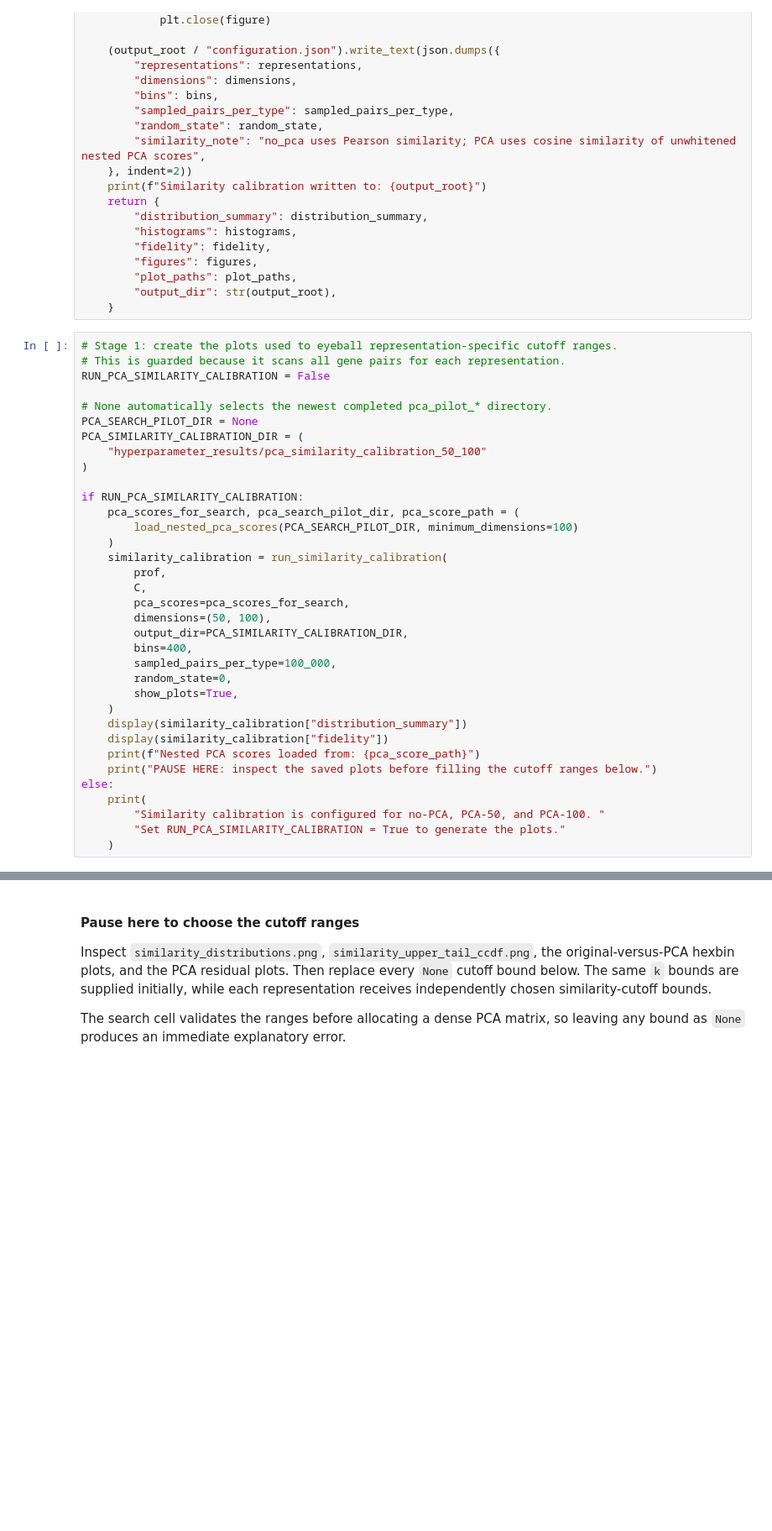
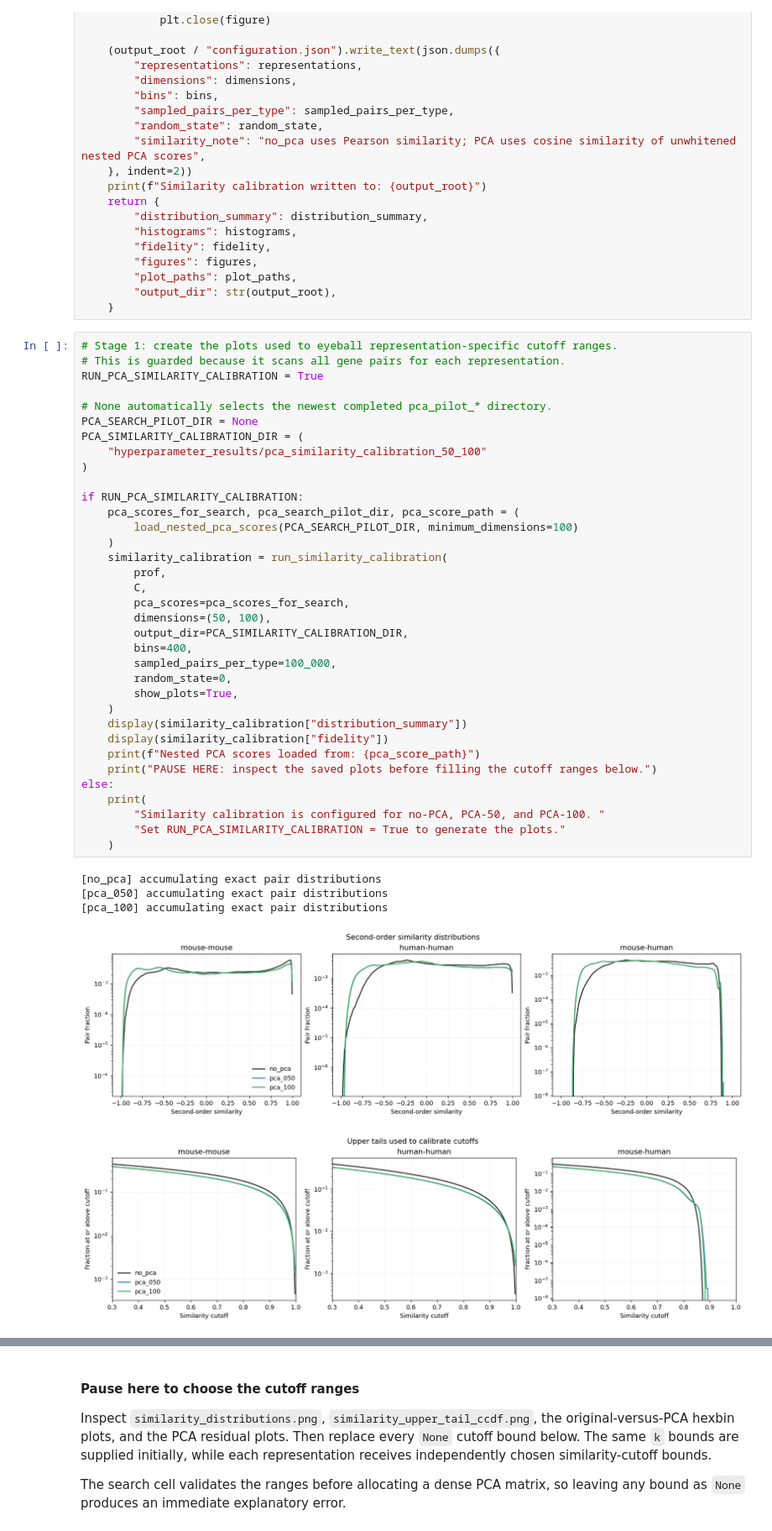
Before and after one commit to RK2006/Cross-Species-Spatial-Transcriptomics-Analysis-Using-Smoothie, a Jupyter notebook: Cross Species Pipeline/Full Pipeline.ipynb, the cells around one changed output, grey strips where cells are left out. Shown at 84% size. Cells and saved outputs as stored; diff of their text form; blank space fills up the shorter version.

```diff
--- a/Cross Species Pipeline/Full Pipeline.ipynb
+++ b/Cross Species Pipeline/Full Pipeline.ipynb
@@ -4816,35 +4816,41 @@ def run_similarity_calibration(
 # %%
 # Stage 1: create the plots used to eyeball representation-specific cutoff ranges.
 # This is guarded because it scans all gene pairs for each representation.
-RUN_PCA_SIMILARITY_CALIBRATION = False
+RUN_PCA_SIMILARITY_CALIBRATION = True
 
 # None automatically selects the newest completed pca_pilot_* directory.
 PCA_SEARCH_PILOT_DIR = None
 PCA_SIMILARITY_CALIBRATION_DIR = (
     "hyperparameter_results/pca_similarity_calibration_50_100"
 )
 
 if RUN_PCA_SIMILARITY_CALIBRATION:
     pca_scores_for_search, pca_search_pilot_dir, pca_score_path = (
         load_nested_pca_scores(PCA_SEARCH_PILOT_DIR, minimum_dimensions=100)
     )
     similarity_calibration = run_similarity_calibration(
         prof,
         C,
         pca_scores=pca_scores_for_search,
         dimensions=(50, 100),
         output_dir=PCA_SIMILARITY_CALIBRATION_DIR,
         bins=400,
         sampled_pairs_per_type=100_000,
         random_state=0,
         show_plots=True,
     )
     display(similarity_calibration["distribution_summary"])
     display(similarity_calibration["fidelity"])
     print(f"Nested PCA scores loaded from: {pca_score_path}")
     print("PAUSE HERE: inspect the saved plots before filling the cutoff ranges below.")
 else:
     print(
         "Similarity calibration is configured for no-PCA, PCA-50, and PCA-100. "
         "Set RUN_PCA_SIMILARITY_CALIBRATION = True to generate the plots."
     )
+# %% [output]
+[no_pca] accumulating exact pair distributions
+[pca_050] accumulating exact pair distributions
+[pca_100] accumulating exact pair distributions
+[figure, added]
+[figure, added]
```
Also changed, not shown: parts of 1 cell of this notebook, 13 other files.
